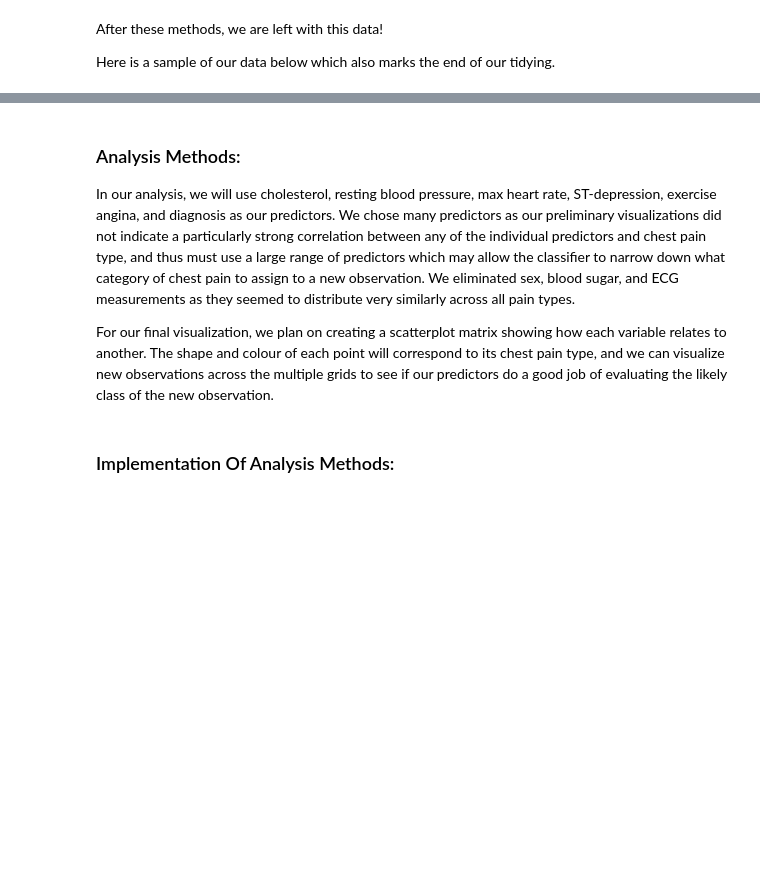
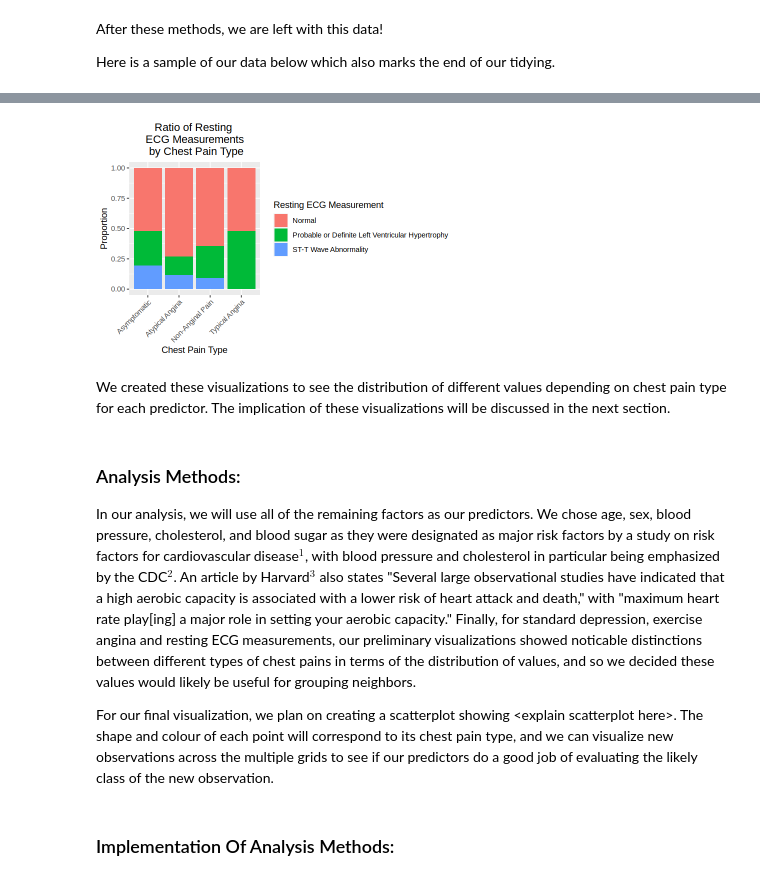
Before and after one commit to blu-01/DSCI-100-003-Group-21, a Jupyter notebook: proposal rough work/FinalProposal.ipynb, the cells around one changed output, grey strips where cells are left out. Cells and saved outputs as stored; diff of their text form; code cells hidden in the pictures; blank space fills up the shorter version.

```diff
--- a/proposal rough work/FinalProposal.ipynb
+++ b/proposal rough work/FinalProposal.ipynb
@@ -285,10 +296,17 @@ A tibble: 6 × 11
+# %%
+options(repr.plot.height = 4, repr.plot.width = 6)
+PainVsRestECG
+# %% [output]
+[figure, added]
+# %% [markdown]
+We created these visualizations to see the distribution of different values depending on chest pain type for each predictor. The implication of these visualizations will be discussed in the next section.
 # %% [markdown]
 ### Analysis Methods:
 
-In our analysis, we will use cholesterol, resting blood pressure, max heart rate, ST-depression, exercise angina, and diagnosis as our predictors. We chose many predictors as our preliminary visualizations did not indicate a particularly strong correlation between any of the individual predictors and chest pain type, and thus must use a large range of predictors which may allow the classifier to narrow down what category of chest pain to assign to a new observation. We eliminated sex, blood sugar, and ECG measurements as they seemed to distribute very similarly across all pain types.
+In our analysis, we will use all of the remaining factors as our predictors. We chose age, sex, blood pressure, cholesterol, and blood sugar as they were designated as major risk factors by a study on risk factors for cardiovascular disease$^1$, with blood pressure and cholesterol in particular being emphasized by the CDC$^2$. An article by Harvard$^3$ also states "Several large observational studies have indicated that a high aerobic capacity is associated with a lower risk of heart attack and death," with "maximum heart rate play\[ing\] a major role in setting your aerobic capacity." Finally, for standard depression, exercise angina and resting ECG measurements, our preliminary visualizations showed noticable distinctions between different types of chest pains in terms of the distribution of values, and so we decided these values would likely be useful for grouping neighbors.
 <br>
 
-For our final visualization, we plan on creating a scatterplot matrix showing how each variable relates to another. The shape and colour of each point will correspond to its chest pain type, and we can visualize new observations across the multiple grids to see if our predictors do a good job of evaluating the likely class of the new observation.
+For our final visualization, we plan on creating a scatterplot showing \<explain scatterplot here\>. The shape and colour of each point will correspond to its chest pain type, and we can visualize new observations across the multiple grids to see if our predictors do a good job of evaluating the likely class of the new observation.
 # %% [markdown]
 ### Implementation Of Analysis Methods:
 # %%
```
Also changed, not shown: parts of 22 cells of this notebook.
